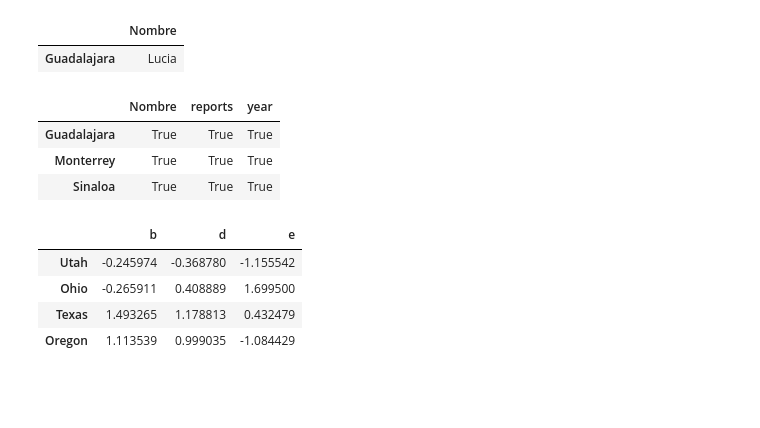
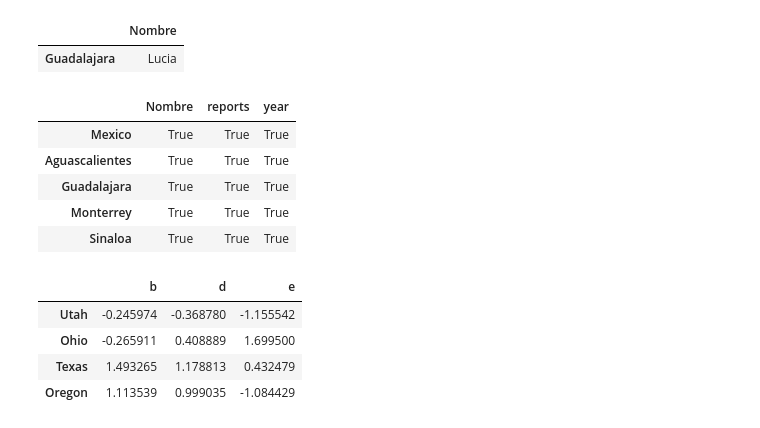
Before and after one commit to INGEOTEC/mccd2018, a Jupyter notebook: notebooks/01-Python-002.ipynb, the cells around one changed output. Saved outputs shown, nothing was run; the diff lists cells and outputs as text; code cells hidden in the pictures; blank space fills up the shorter version.

```diff
--- a/notebooks/01-Python-002.ipynb
+++ b/notebooks/01-Python-002.ipynb
@@ -497,16 +497,18 @@ df.iloc[:1,:1]
 # %%
 ''' Existen métodos de comparación booleana para
 los Dataframes: eq, ne, lt, gt, le, y ge.
  eq : igual a
  ne: no igual a
- lt: lower than
- gt: greater than
- le y ge : lower o equal, greater o equal
+ lt: menor que
+ gt: mayor que
+ le y ge : menore igual, mayor e igual
 '''
 df2=df
 df.eq(df2)
 # %% [output]
 |  | Nombre | reports | year |
+| Mexico | True | True | True |
+| Aguascalientes | True | True | True |
 | Guadalajara | True | True | True |
 | Monterrey | True | True | True |
 | Sinaloa | True | True | True |
```
Also changed, not shown: parts of 2 cells of this notebook, 7 other files.
